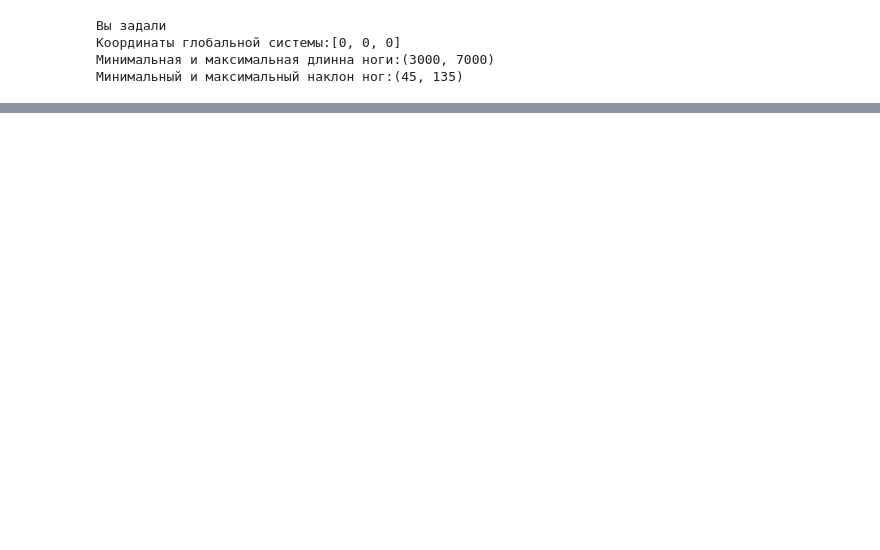
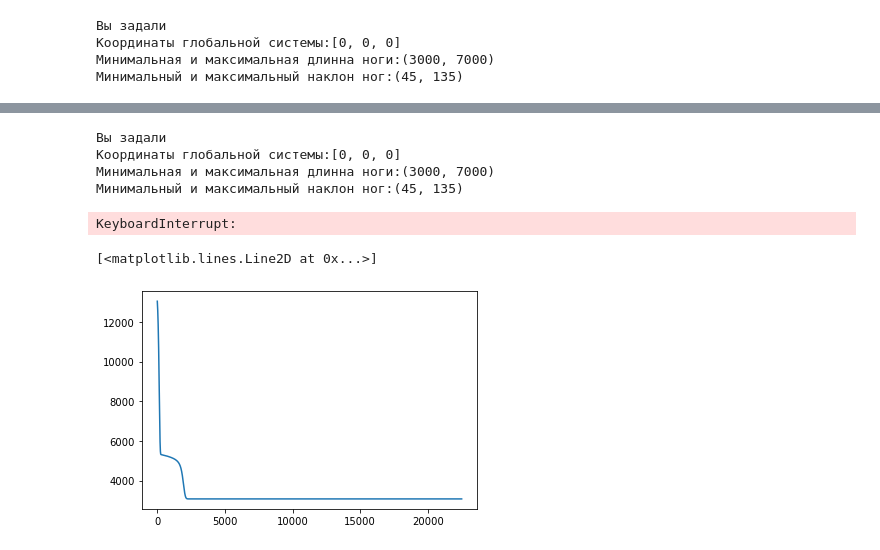
Before and after one commit to neit1t/Stewart_platform_main, a Jupyter notebook: StewartTest/Gets_Dataset.ipynb, the cells around one changed output, grey strips where cells are left out. Cells and saved outputs as stored; diff of their text form; code cells hidden in the pictures; blank space fills up the shorter version.

```diff
--- a/StewartTest/Gets_Dataset.ipynb
+++ b/StewartTest/Gets_Dataset.ipynb
@@ -155,6 +186,7 @@ model.coordinate_upper_platform(alfa=0, betta=0, gamma=0,
 Координаты глобальной системы:[0, 0, 0]
 Минимальная и максимальная длинна ноги:(3000, 7000)
 Минимальный и максимальный наклон ног:(45, 135)
+# %%
+e = Model_Stuart(model,10000)
 # %%
-e = Model_Stuart(model,100)
-df,x,y = e.dataset(pandas_df=True)
+x,y = e.dataset(pandas_df=False)
@@ -193,10 +324,64 @@ y = torch.Tensor(y)
+# %%
+import numpy as np
+import main_Stuart as ms
+import sys
+
+sys.path.append(sys.path[0].replace('StewartTest', 'StewartLibrary/'))
+
+
+model = ms.Stuart(coordinates_global=[0, 0, 0], min_len=3000,
+                  max_len=7000, angles=45)
+model.coordinate_lower_platform(alfa=0, betta=0, gamma=0,
+                                x=0, y=0, z=2000, R_lower=4000)
+model.coordinate_upper_platform(alfa=0, betta=0, gamma=0,
+                                x=0, y=0, z=0, R_upper=3000)
+# %% [output]
+Вы задали
+Координаты глобальной системы:[0, 0, 0]
+Минимальная и максимальная длинна ноги:(3000, 7000)
+Минимальный и максимальный наклон ног:(45, 135)
+# %%
+e = test_dataset(model,100000)
+df1,df2 = e.dataset(pandas_df=True)
+# %% [output]
+KeyboardInterrupt:
+# %%
+nin = ''
+verh = ''
+verh = [[f'x_{i} координата верхней платформы',f'y_{i} координата верхней платформы',f'z_{i} координата верхней платформы'] if i!=7 else [f'x координата центра верхней платформы',f'y координата центра верхней платформы',f'z координата центра верхней платформы'] for i in range(1,8)]
+verh = [j for i in verh for j in i]
+niz = [[f'x_{i} координата нижней платформы',f'y_{i} координата нижней платформы',f'z_{i} координата нижней платформы'] if i!=7 else [f'x координата центра нижней платформы',f'y координата центра нижней платформы',f'z координата центра нижней платформы'] for i in range(1,8)]
+niz = [j for i in niz for j in i]
+anglen = ['Угол поворота Х', 'Угол поворта Y', 'Угол поворота Z','Перемещение по Х', 'Перемещение по Y', 'Перемещение по Z',]
+columns_up_down = [j for i in [verh,anglen,niz] for j in i]
+xy = e.platform.reshape(-1,48)
+x= xy[:,:27]
+y = xy[:,27:]
 # %%
+x = torch.Tensor(x)
+y = torch.Tensor(y)
+network = nn.Sequential(
+    nn.Linear(2,4),
+    nn.ReLU(),
+    nn.Linear(4,4),
+    nn.ReLU(),
+    nn.Linear(4,2),
+    nn.ReLU(),
+    nn.Linear(2,1)
+)
+optimizer = torch.optim.Adam(network.parameters())
+epoh = 50
+iteration = 450
 losses = []
-for i in range(100):
-    for j in tqdm(range(4000)):
+for i in range(epoh):
+    for j in tqdm(range(iteration)):
         y_pred = network(x)
         loss = F.mse_loss(y_pred, y)
         optimizer.zero_grad()
         loss.backward()
         optimizer.step()
         losses.append(loss.item())
+plt.plot(range(epoh*iteration),losses)
+# %% [output]
+[<matplotlib.lines.Line2D at 0x...>]
+[figure, added]
```
Also changed, not shown: parts of 40 cells of this notebook, 2 other files.
